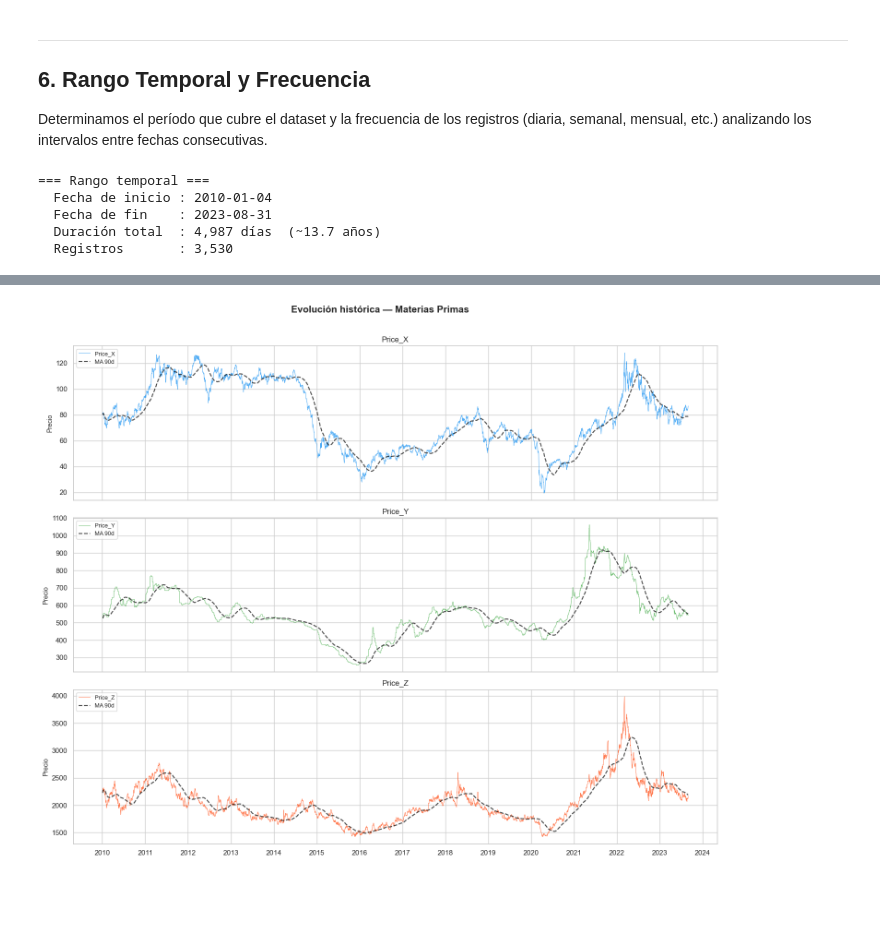
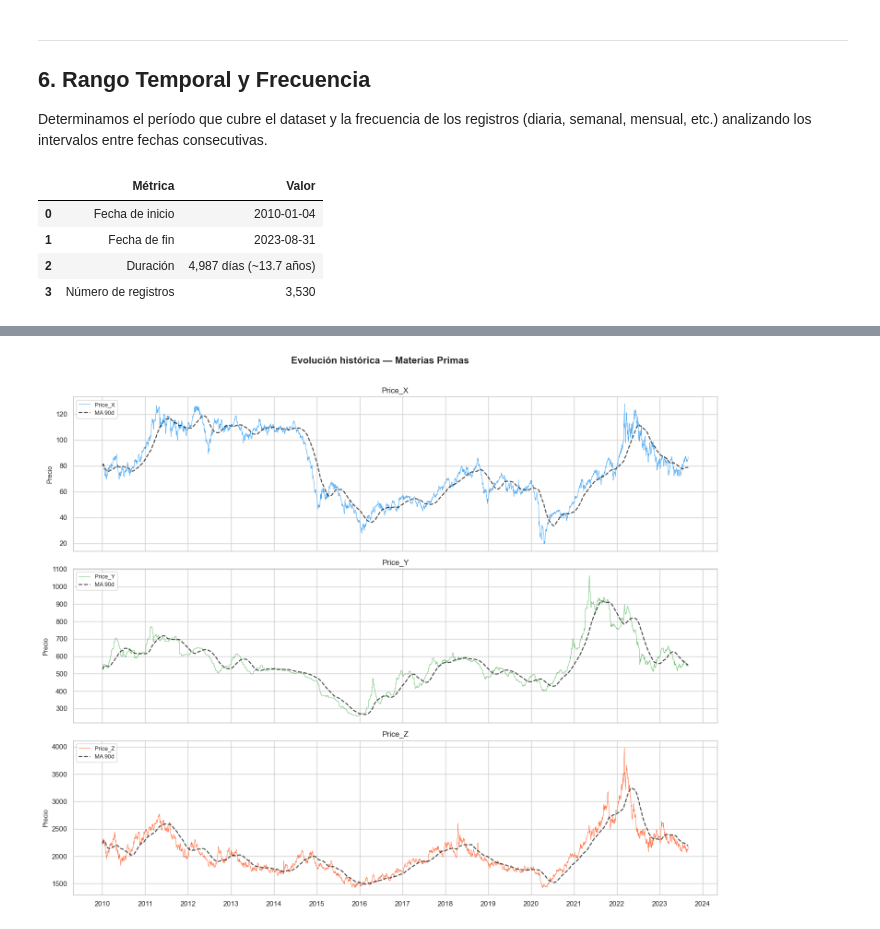
Before and after one commit to mariajose-erazo/dataknow-costos-operativos, a Jupyter notebook: notebooks/01_exploracion_datos.ipynb, the cells around one changed output, grey strips where cells are left out. Drawn from its saved outputs; the diff is of its cells as text; code cells hidden in the pictures; blank space fills up the shorter version.

```diff
--- a/notebooks/01_exploracion_datos.ipynb
+++ b/notebooks/01_exploracion_datos.ipynb
@@ -246,18 +246,29 @@ Fechas duplicadas              : 0
 Determinamos el período que cubre el dataset y la frecuencia de los registros
 (diaria, semanal, mensual, etc.) analizando los intervalos entre fechas consecutivas.
 # %%
-fecha_inicio = df['Date'].min()
-fecha_fin    = df['Date'].max()
-duracion_d   = (fecha_fin - fecha_inicio).days
+fecha_inicio = df["Date"].min()
+fecha_fin = df["Date"].max()
+duracion_dias = (fecha_fin - fecha_inicio).days
 
-print('=== Rango temporal ===')
-print(f'  Fecha de inicio : {fecha_inicio.date()}')
-print(f'  Fecha de fin    : {fecha_fin.date()}')
-print(f'  Duración total  : {duracion_d:,} días  (~{duracion_d/365:.1f} años)')
-print(f'  Registros       : {len(df):,}')
+rango_temporal = pd.DataFrame({
+    "Métrica": [
+        "Fecha de inicio",
+        "Fecha de fin",
+        "Duración",
+        "Número de registros"
+    ],
+    "Valor": [
+        fecha_inicio.date(),
+        fecha_fin.date(),
+        f"{duracion_dias:,} días (~{duracion_dias/365:.1f} años)",
+        f"{len(df):,}"
+    ]
+})
+
+display(rango_temporal)
 # %% [output]
-=== Rango temporal ===
-  Fecha de inicio : 2010-01-04
-  Fecha de fin    : 2023-08-31
-  Duración total  : 4,987 días  (~13.7 años)
-  Registros       : 3,530
+|  | Métrica | Valor |
+| 0 | Fecha de inicio | 2010-01-04 |
+| 1 | Fecha de fin | 2023-08-31 |
+| 2 | Duración | 4,987 días (~13.7 años) |
+| 3 | Número de registros | 3,530 |
```
Also changed, not shown: parts of 63 cells of this notebook.
